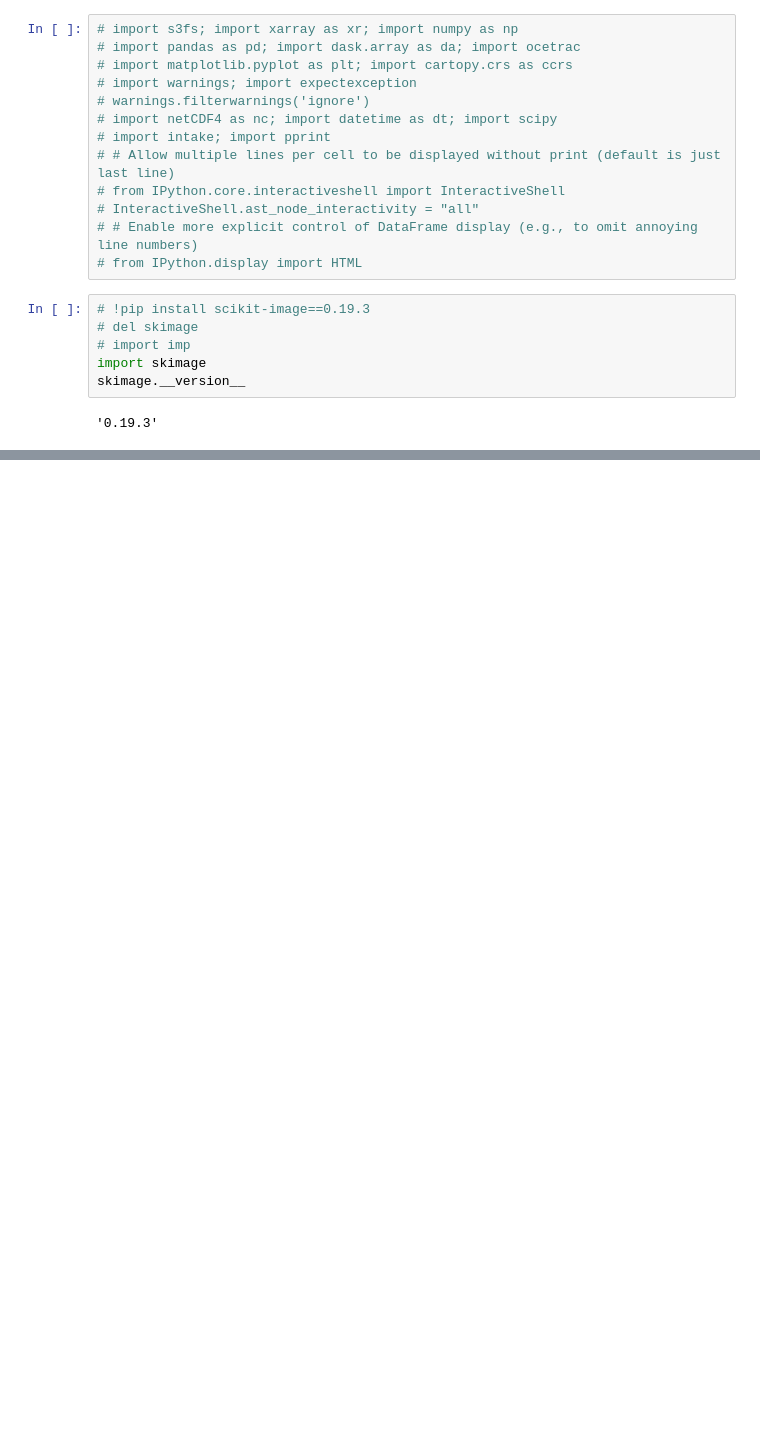
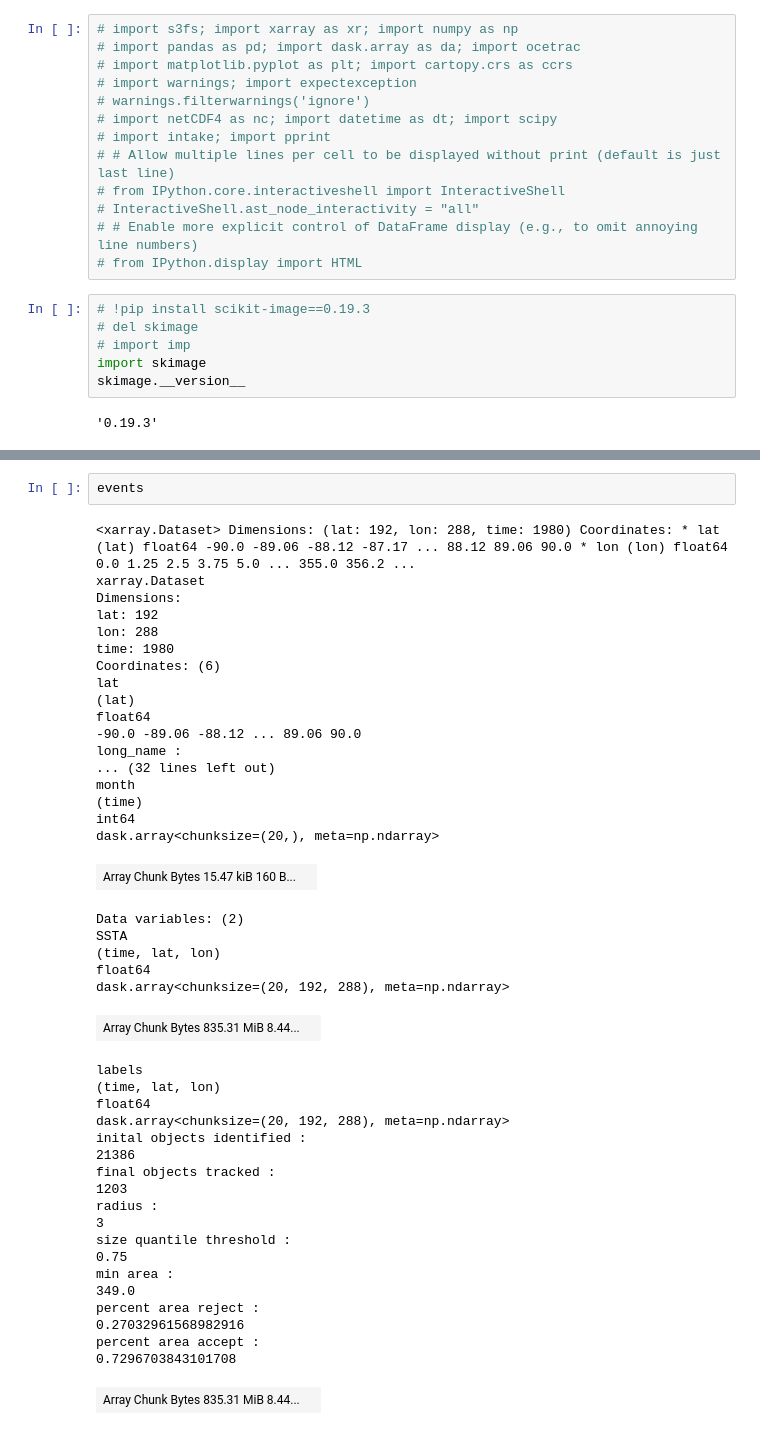
Before and after one commit to CassiaCai/marine_heatwaves, a Jupyter notebook: notebooks/centroid_com_displacement.ipynb, the cells around one changed output, grey strips where cells are left out. Saved outputs shown, nothing was run; the diff lists cells and outputs as text; blank space fills up the shorter version.

```diff
--- a/notebooks/centroid_com_displacement.ipynb
+++ b/notebooks/centroid_com_displacement.ipynb
@@ -1042,0 +56,46 @@ def perc_imoverchull(event_file, mhw_id):
+# %%
+events
+# %% [output]
+<xarray.Dataset> Dimensions: (lat: 192, lon: 288, time: 1980) Coordinates: * lat (lat) float64 -90.0 -89.06 -88.12 -87.17 ... 88.12 89.06 90.0 * lon (lon) float64 0.0 1.25 2.5 3.75 5.0 ... 355.0 356.2 ...
+xarray.Dataset
+Dimensions:
+lat: 192
+lon: 288
+time: 1980
+Coordinates: (6)
+lat
+(lat)
+float64
+-90.0 -89.06 -88.12 ... 89.06 90.0
+long_name :
+... (32 lines left out)
+month
+(time)
+int64
+dask.array<chunksize=(20,), meta=np.ndarray>
+| Array Chunk Bytes 15.47 kiB 160 B... |  |
+Data variables: (2)
+SSTA
+(time, lat, lon)
+float64
+dask.array<chunksize=(20, 192, 288), meta=np.ndarray>
+| Array Chunk Bytes 835.31 MiB 8.44... |  |
+labels
+(time, lat, lon)
+float64
+dask.array<chunksize=(20, 192, 288), meta=np.ndarray>
+inital objects identified :
+21386
+final objects tracked :
+1203
+radius :
+3
+size quantile threshold :
+0.75
+min area :
+349.0
+percent area reject :
+0.27032961568982916
+percent area accept :
+0.7296703843101708
+| Array Chunk Bytes 835.31 MiB 8.44... |  |
```
Also changed, not shown: parts of 59 cells of this notebook.
